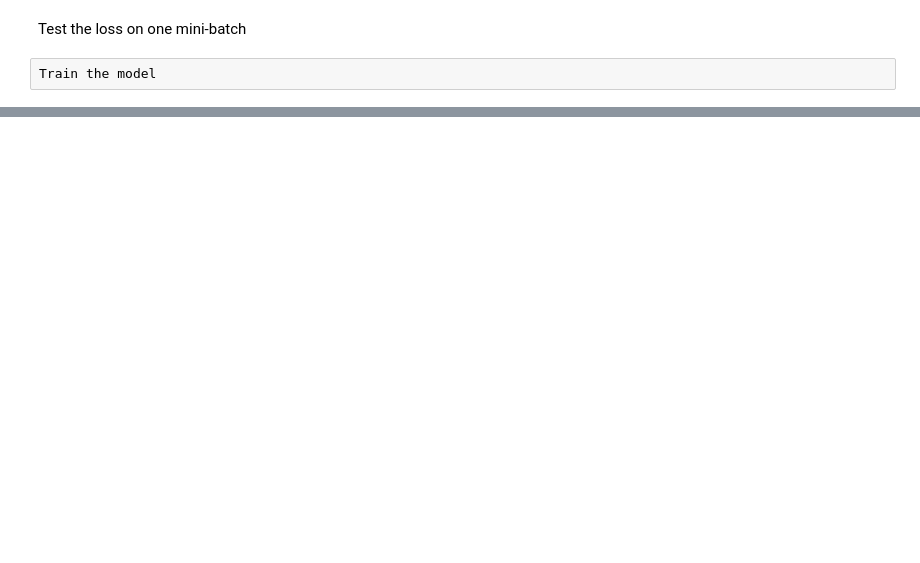
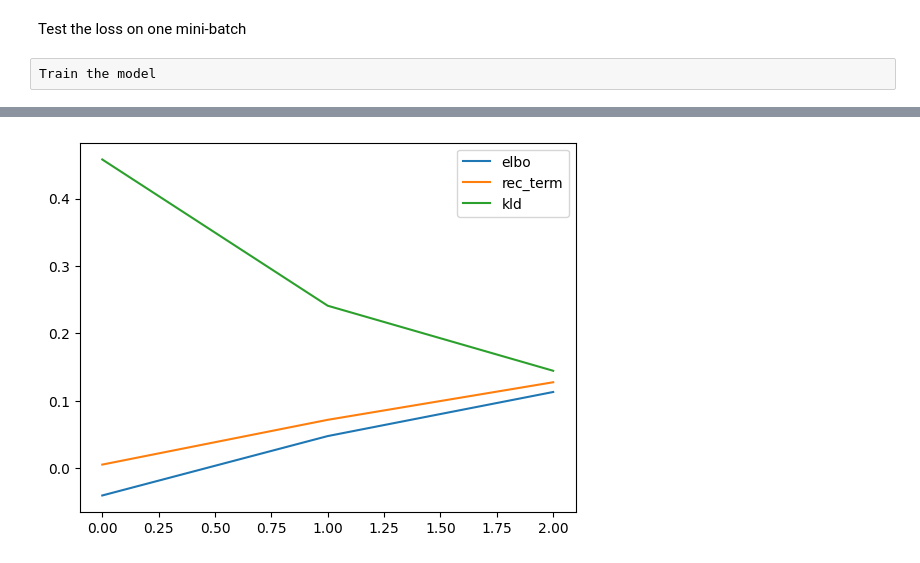
Before and after one commit to HGangloff/vae_grf, a Jupyter notebook: Untitled.ipynb, the cells around one changed output, grey strips where cells are left out. Drawn from its saved outputs; the diff is of its cells as text; code cells hidden in the pictures; blank space fills up the shorter version.

```diff
--- a/Untitled.ipynb
+++ b/Untitled.ipynb
@@ -87,7 +87,7 @@ def loss(params, static, states, x, key, beta, train=True):
 Test the loss on one mini-batch
 # %%
 mini_batch = next(iter(train_dataloader))
-loss_value, (_, _, _, vae_states) = loss(init_vae_params, vae_static, vae_states, mini_batch[0].numpy(), key, 1., train=True)
+loss_value, (_, _, _, vae_states, _, _) = loss(init_vae_params, vae_static, vae_states, mini_batch[0].numpy(), key, 1., train=True)
 # %% [raw]
 Train the model
 # %%
@@ -100,7 +100,7 @@ vae = eqx.combine(init_params, static)
 # %%
 import optax
 
-n_steps = 500
+n_steps = 3
 learning_rate = 1e-3
 print_every = 1
 beta = jnp.array(0.1)
@@ -125,7 +125,7 @@ def train(n_steps, params, static, states, train_loader, opt_state, beta, key, p
             updates, beta_sche_state = beta_scheduler.update(jnp.ones_like(beta), beta_sche_state, beta)
             beta = optax.apply_updates(beta, updates)
         (minus_elbo, aux_loss), grads = jax.value_and_grad(loss, has_aux=True)(params, static, states, x, subkey, train=True, beta=beta)
-        x_rec, rec_term, kld, states = aux_loss
+        x_rec, rec_term, kld, states, _, _ = aux_loss
         updates, opt_state = optimizer.update(grads, opt_state, params)
         params = optax.apply_updates(params, updates)
         return params, states, opt_state, key, x_rec, (minus_elbo, rec_term, kld), beta
@@ -154,7 +154,7 @@ def train(n_steps, params, static, states, train_loader, opt_state, beta, key, p
 
     return params, states, (elbo_list, rec_term_list, kld_list), opt_state
 # %%
-# key, subkey = jax.random.split(key)
-# final_params, final_states, loss_lists, opt_state = train(
-#     n_steps, init_params, static, init_states, train_dataloader, opt_state, beta, key, print_every=print_every, beta_sche_state=None
-# )
+key, subkey = jax.random.split(key)
+final_params, final_states, loss_lists, opt_state = train(
+    n_steps, init_params, static, init_states, train_dataloader, opt_state, beta, key, print_every=print_every, beta_sche_state=None
+)
@@ -161,9 +170,11 @@ def train(n_steps, params, static, states, train_loader, opt_state, beta, key, p
 # %%
-# plt.plot(loss_lists[0], label="elbo")
-# plt.plot(loss_lists[1], label="rec_term")
-# plt.plot(loss_lists[2], label="kld")
-# plt.legend()
-# plt.show()
+plt.plot(loss_lists[0], label="elbo")
+plt.plot(loss_lists[1], label="rec_term")
+plt.plot(loss_lists[2], label="kld")
+plt.legend()
+plt.show()
+# %% [output]
+[figure, added]
 # %%
 from datasets import LivestockTestDataset
 test_dataset = LivestockTestDataset(
```
Also changed, not shown: parts of 18 cells of this notebook, 1 other file.
